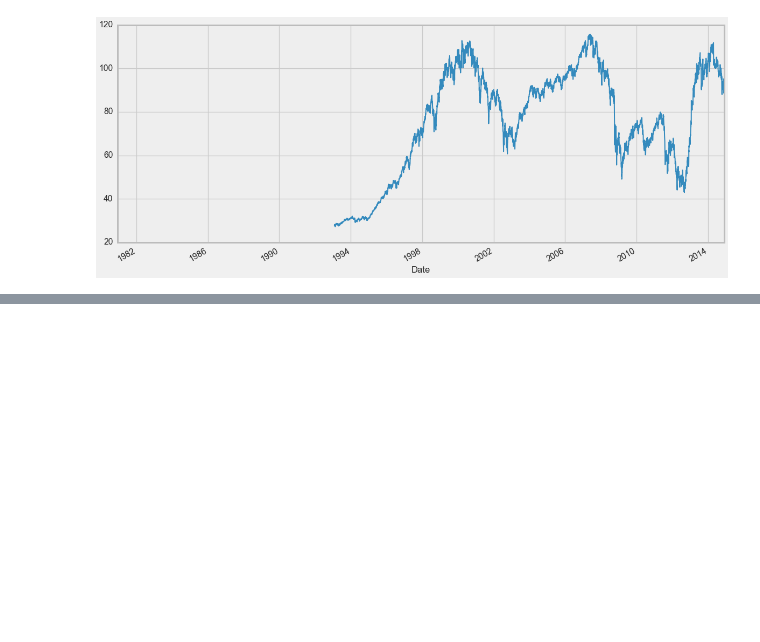
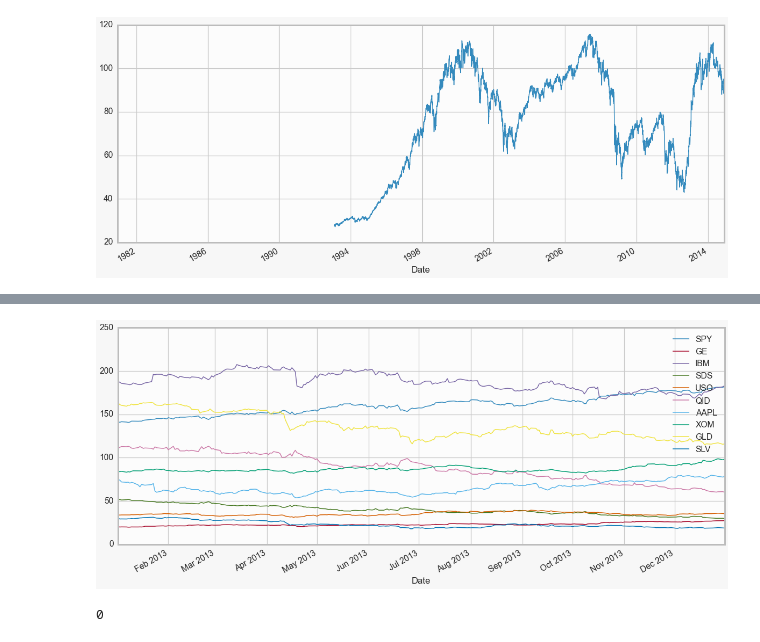
Before and after one commit to AlgoSkyNet/sandbox_py, a Jupyter notebook: sandbox_py_1.ipynb, the cells around one changed output, grey strips where cells are left out. Cells and saved outputs as stored; diff of their text form; code cells hidden in the pictures; blank space fills up the shorter version.

```diff
--- a/sandbox_py_1.ipynb
+++ b/sandbox_py_1.ipynb
@@ -327,14 +331,24 @@ def dfTS(df, dateColumnLabel='Date'):
 def appendSeries( ts1, ts2 ):
     return pd.Series( data=np.concatenate([ts1,ts2]) , index=np.concatenate([ts1.index,ts2.index]) )
 
-def dfTS(df, dateColumnLabel='Date'):
-    # e.g.: takes a dataframe from a yahoo finance price csv and returns a df with datetime64 index
-    colNames = df.columns
-    tempDF = df.copy()
-    indexDates = map(np.datetime64, df.ix[:,dateColumnLabel].values)
-    # tempDF = pd.DataFrame(data=df.values , index=map(pd.to_datetime, indexDates))
-    tempDF = pd.DataFrame(data=df.values , index=indexDates)
-    tempDF.columns = colNames
+def multiTimeseriesToDF( tsSeriesList, tsSeriesNamesArr, asPctChange=False, dropNA=False, ffillNA=False, fillNAvalue=None ):
+    tempDict = {}
 
-    return tempDF.drop(axis=1,labels=dateColumnLabel).sort_index()
+    for i in range(0,len(tsSeriesNamesArr)):
+        if asPctChange:
+            tempDict[ tsSeriesNamesArr[i] ] = tsSeriesList[i].pct_change().dropna()
+        else:
+            tempDict[ tsSeriesNamesArr[i] ] = tsSeriesList[i]
+    tempDF = pd.DataFrame(tempDict)
+    if dropNA:
+        tempDF = tempDF.dropna()
+    elif ffillNA:
+        tempDF = tempDF.fillna(method="ffill")
+    elif fillNAvalue is not None:
+        tempDF = tempDF.fillna(fillNAvalue)
+
+    return tempDF
+
+def sliceTS(theTS, startDate, endDate):
+    return theTS[ (theTS.index > startDate) & (theTS.index < endDate) ]
 # %%
@@ -653,0 +613,4 @@ GE.AdjClose.plot()
+# %%
+_=[ sliceTS(testStocksDict.get(i),'2013-1-1','2014-1-1').plot(legend=True,label=i) for i in testStocksDict.keys()]
+# %% [output]
+[figure, added]
@@ -653,0 +724,4 @@ GE.AdjClose.plot()
+# %%
+AAPL.AdjClose[ (AAPL.AdjClose.index > pd.datetime(2015,1,1)) & (AAPL.AdjClose.index < pd.datetime(2016,1,1)) ].tail().size
+# %% [output]
+0
```
Also changed, not shown: parts of 40 cells of this notebook.
